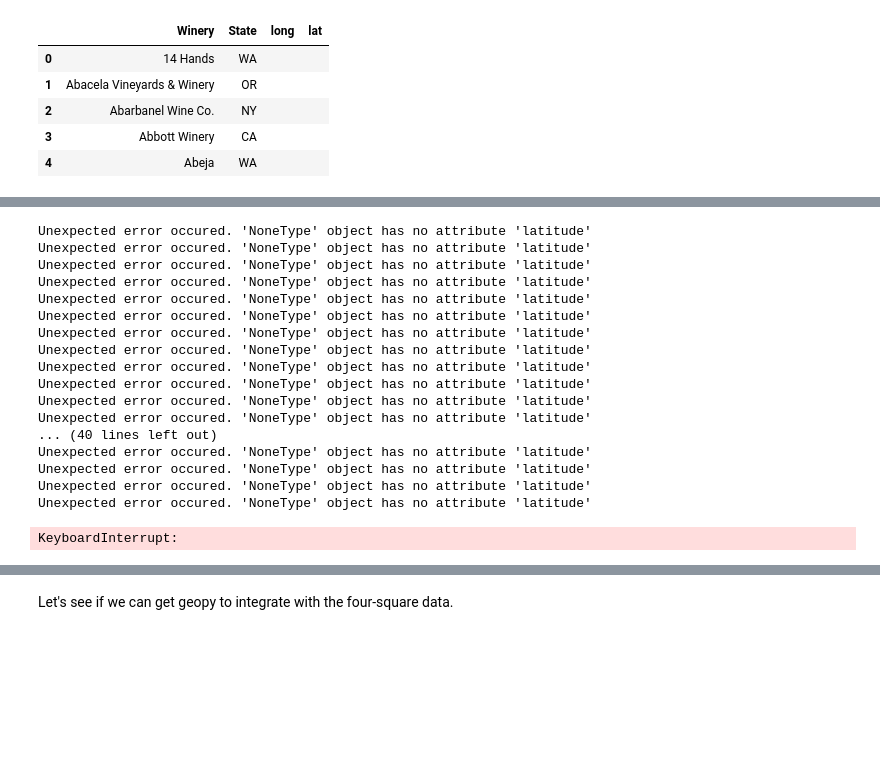
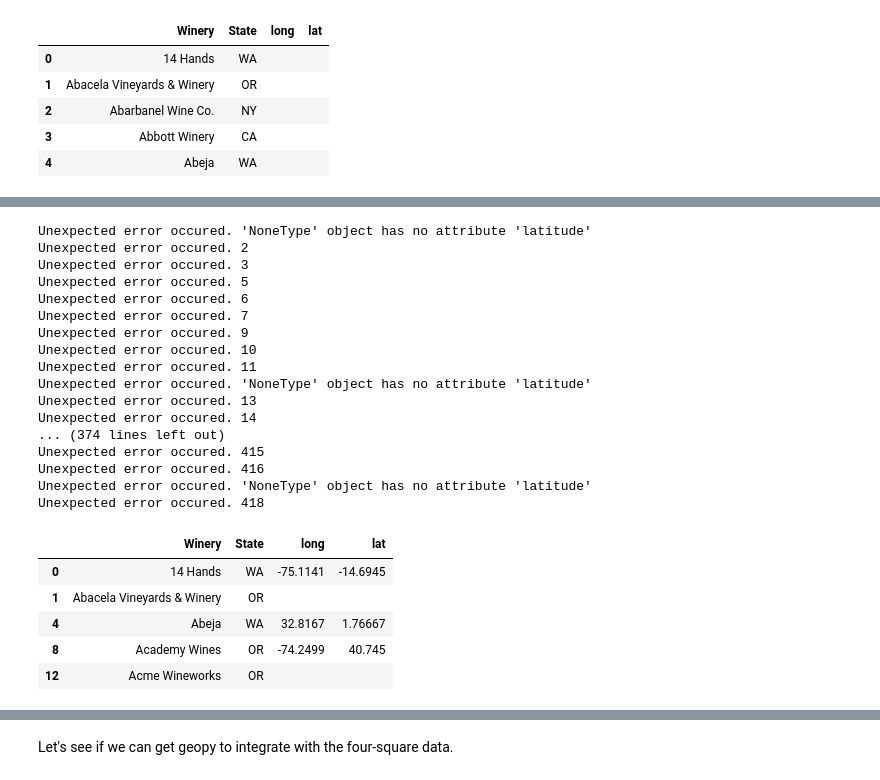
Before and after one commit to dandeelyon/N.America-TerrDev, a Jupyter notebook: Final Project.ipynb, the cells around one changed output, grey strips where cells are left out. Drawn from its saved outputs; the diff is of its cells as text; code cells hidden in the pictures; blank space fills up the shorter version.

```diff
--- a/Final Project.ipynb
+++ b/Final Project.ipynb
@@ -75,30 +77,36 @@ Solving environment: ...working... done
 # %%
 for x in range(len(df)):
     try:
-        geocode_result = geolocator.geocode(df.Winery)
+       # time.sleep(1) #should I add a delay
+        geocode_result = geolocator.geocode(df.Winery[x])
         df['lat'][x] = geocode_result.latitude
         df['long'][x] = geocode_result.longitude
     except IndexError:
         print("Address was wrong...")
     except Exception as e:
         print("Unexpected error occured.", e )
 df.head()
 # %% [output]
 Unexpected error occured. 'NoneType' object has no attribute 'latitude'
+Unexpected error occured. 2
+Unexpected error occured. 3
+Unexpected error occured. 5
+Unexpected error occured. 6
+Unexpected error occured. 7
+Unexpected error occured. 9
+Unexpected error occured. 10
+Unexpected error occured. 11
 Unexpected error occured. 'NoneType' object has no attribute 'latitude'
+Unexpected error occured. 13
+Unexpected error occured. 14
+... (374 lines left out)
+Unexpected error occured. 415
+Unexpected error occured. 416
 Unexpected error occured. 'NoneType' object has no attribute 'latitude'
-Unexpected error occured. 'NoneType' object has no attribute 'latitude'
-Unexpected error occured. 'NoneType' object has no attribute 'latitude'
-Unexpected error occured. 'NoneType' object has no attribute 'latitude'
-Unexpected error occured. 'NoneType' object has no attribute 'latitude'
-Unexpected error occured. 'NoneType' object has no attribute 'latitude'
-Unexpected error occured. 'NoneType' object has no attribute 'latitude'
-Unexpected error occured. 'NoneType' object has no attribute 'latitude'
-Unexpected error occured. 'NoneType' object has no attribute 'latitude'
-Unexpected error occured. 'NoneType' object has no attribute 'latitude'
-... (40 lines left out)
-Unexpected error occured. 'NoneType' object has no attribute 'latitude'
-Unexpected error occured. 'NoneType' object has no attribute 'latitude'
-Unexpected error occured. 'NoneType' object has no attribute 'latitude'
-Unexpected error occured. 'NoneType' object has no attribute 'latitude'
+Unexpected error occured. 418
-KeyboardInterrupt:
+|  | Winery | State | long | lat |
+| 0 | 14 Hands | WA | -75.1141 | -14.6945 |
+| 1 | Abacela Vineyards & Winery | OR |  |  |
+| 4 | Abeja | WA | 32.8167 | 1.76667 |
+| 8 | Academy Wines | OR | -74.2499 | 40.745 |
+| 12 | Acme Wineworks | OR |  |  |
```
Also changed, not shown: parts of 8 cells of this notebook.
